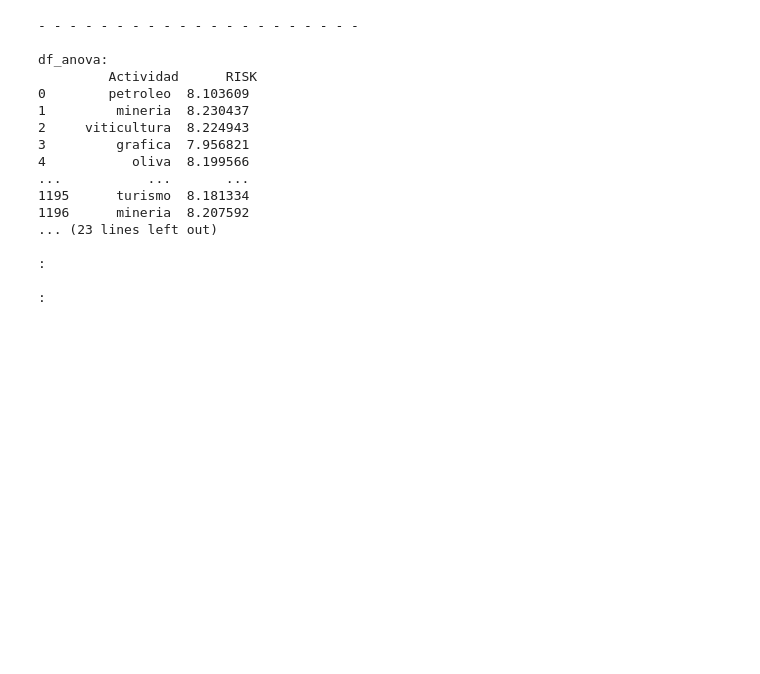
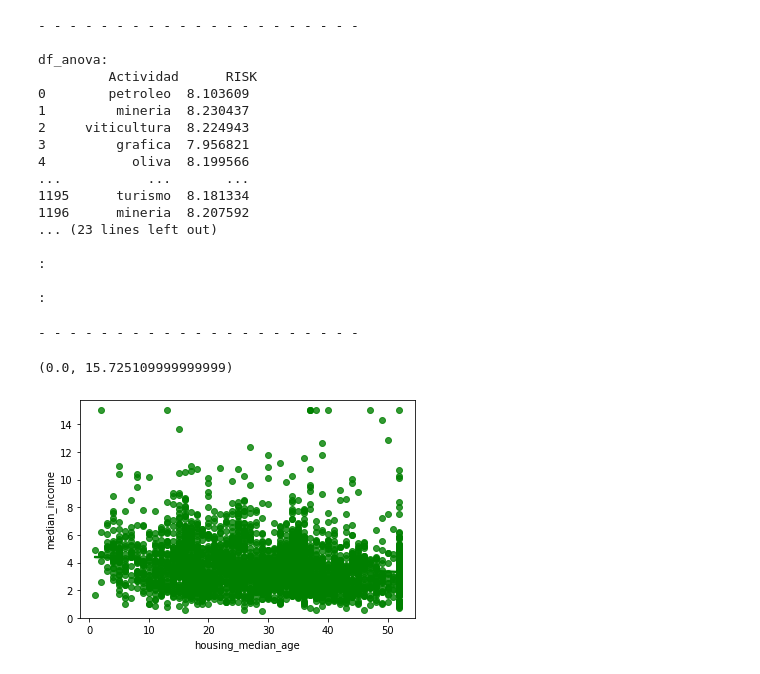
Before and after one commit to PosgradoMNA/actividades-de-aprendizaje-a01685424, a Jupyter notebook: IBM_DA0101EN_Data_Analysis_with_Python_Mod03.ipynb, the cells around one changed output. Saved outputs shown, nothing was run; the diff lists cells and outputs as text; code cells hidden in the pictures; blank space fills up the shorter version.

```diff
--- a/IBM_DA0101EN_Data_Analysis_with_Python_Mod03.ipynb
+++ b/IBM_DA0101EN_Data_Analysis_with_Python_Mod03.ipynb
@@ -300,0 +257,26 @@ print('\n- - - - - - - - - - - - - - - - - - - - - \n')
+# %%
+# - - - - - - - - - - - - - - - - - - - - - - - - - - -
+# Ejercicio 5
+
+# Correlación
+
+# Correlación: Es una métrica estadística para medir en
+#              qué medida las diferentes variables son
+#              independientes.
+
+
+import pandas as pd
+import numpy as np
+import seaborn as sns
+import matplotlib.pyplot as plt
+
+print('\n- - - - - - - - - - - - - - - - - - - - - \n') # Veamos la correlación
+#sns.regplot(x= 'RISK.2', y= 'RISK.1', data= df, color='red')
+#plt.ylim(0,)
+
+sns.regplot(x= 'housing_median_age', y= 'median_income', data= dfdat, color='green')
+plt.ylim(0,)
+# %% [output]
+- - - - - - - - - - - - - - - - - - - - -
+(0.0, 15.725109999999999)
+[figure, added]
```
Also changed, not shown: parts of 4 cells of this notebook.
